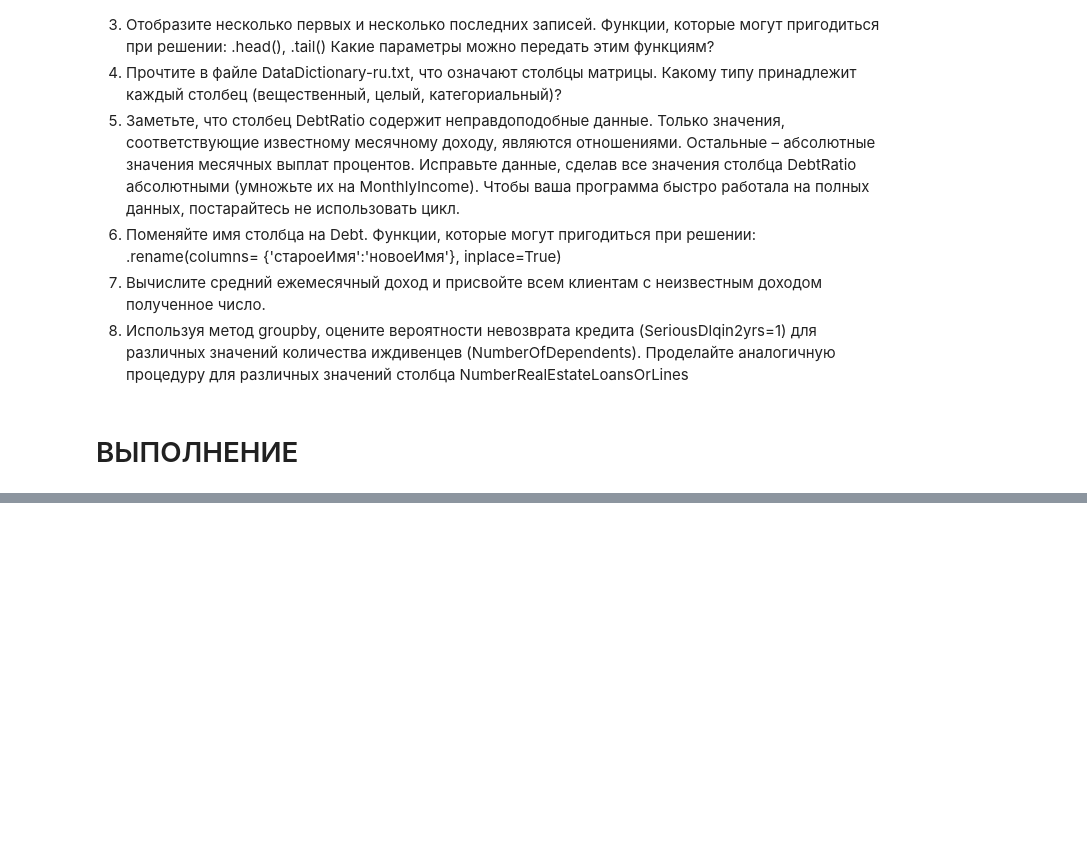
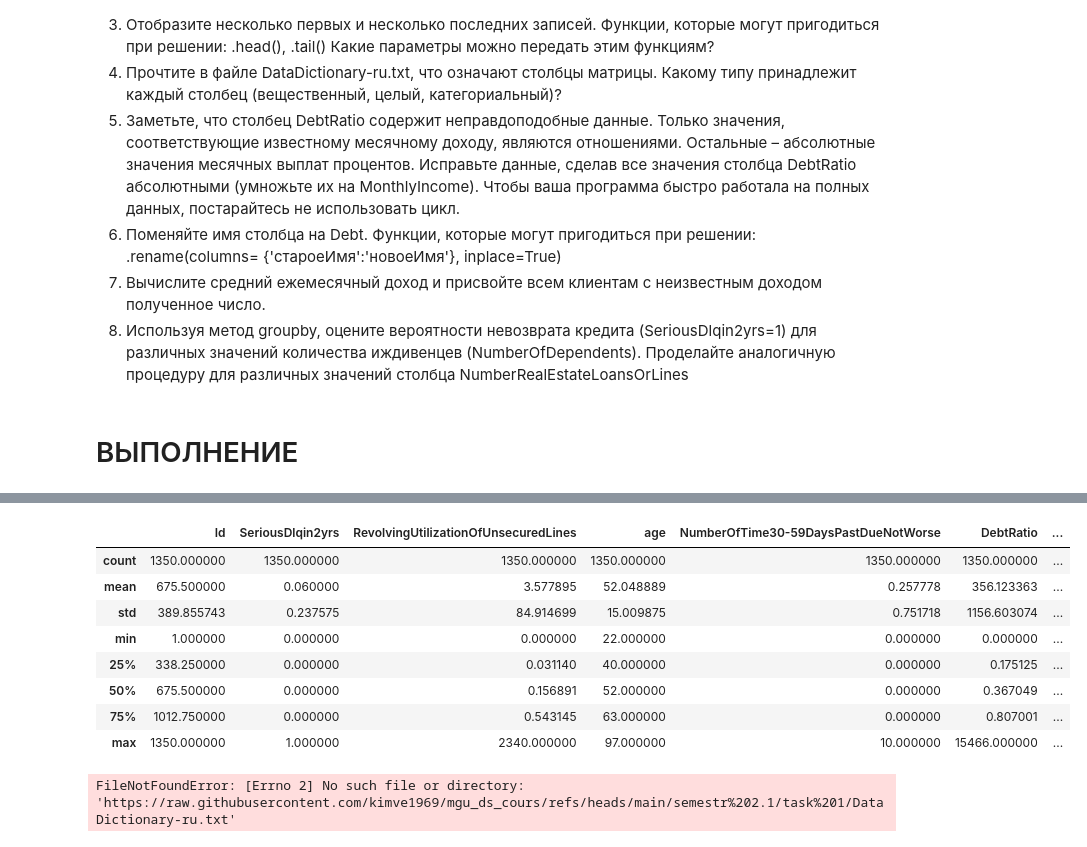
Before and after one commit to kimve1969/mgu_ds_cours, a Jupyter notebook: semestr 2.1/task 1/semestr_2_1_task_1.ipynb, the cells around one changed output, grey strips where cells are left out. Saved outputs shown, nothing was run; the diff lists cells and outputs as text; code cells hidden in the pictures; blank space fills up the shorter version.

```diff
--- a/semestr 2.1/task 1/semestr_2_1_task_1.ipynb
+++ b/semestr 2.1/task 1/semestr_2_1_task_1.ipynb
@@ -27,0 +54,19 @@ df
+# %%
+df.describe()
+# %% [output]
+|  | Id | SeriousDlqin2yrs | RevolvingUtilizationOfUnsecuredLines | age | NumberOfTime30-59DaysPastDueNotWorse | DebtRatio | ... |
+| count | 1350.000000 | 1350.000000 | 1350.000000 | 1350.000000 | 1350.000000 | 1350.000000 | ... |
+| mean | 675.500000 | 0.060000 | 3.577895 | 52.048889 | 0.257778 | 356.123363 | ... |
+| std | 389.855743 | 0.237575 | 84.914699 | 15.009875 | 0.751718 | 1156.603074 | ... |
+| min | 1.000000 | 0.000000 | 0.000000 | 22.000000 | 0.000000 | 0.000000 | ... |
+| 25% | 338.250000 | 0.000000 | 0.031140 | 40.000000 | 0.000000 | 0.175125 | ... |
+| 50% | 675.500000 | 0.000000 | 0.156891 | 52.000000 | 0.000000 | 0.367049 | ... |
+| 75% | 1012.750000 | 0.000000 | 0.543145 | 63.000000 | 0.000000 | 0.807001 | ... |
+| max | 1350.000000 | 1.000000 | 2340.000000 | 97.000000 | 10.000000 | 15466.000000 | ... |
+# %%
+with open('https://raw.githubusercontent.com/kimve1969/mgu_ds_cours/refs/heads/main/semestr%202.1/task%201/DataDictionary-ru.txt') as f:
+  res = f.readlines()
+
+print(res)
+# %% [output]
+FileNotFoundError: [Errno 2] No such file or directory: 'https://raw.githubusercontent.com/kimve1969/mgu_ds_cours/refs/heads/main/semestr%202.1/task%201/DataDictionary-ru.txt'
```
Also changed, not shown: parts of 2 cells of this notebook.
